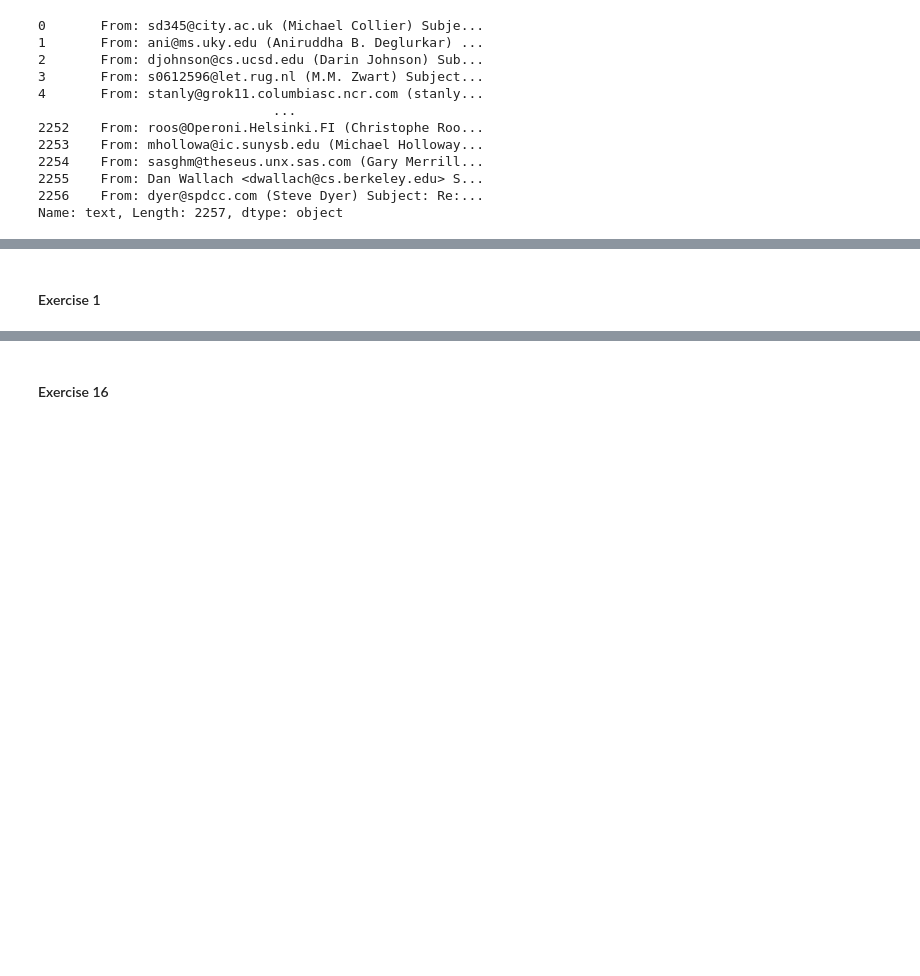
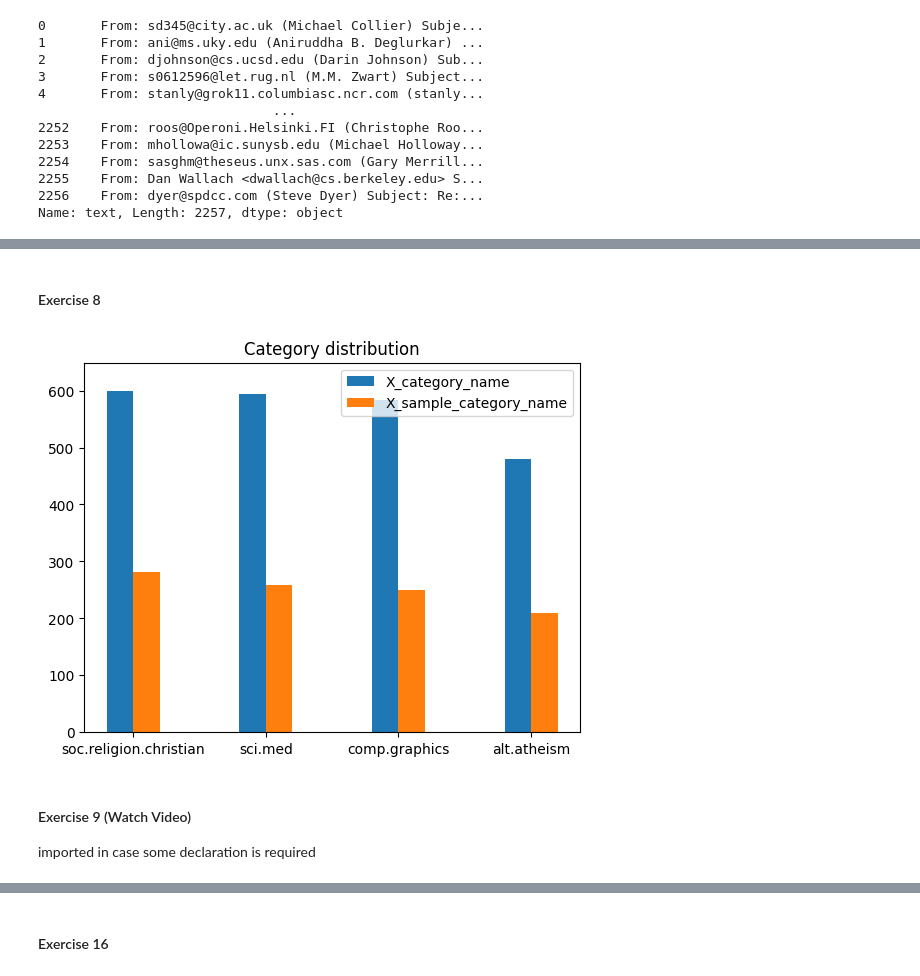
Before and after one commit to Eric0801/DM2024-Lab1-Homework, a Jupyter notebook: DM2024-Lab1-Homework.ipynb, the cells around one changed output, grey strips where cells are left out. Saved outputs shown, nothing was run; the diff lists cells and outputs as text; code cells hidden in the pictures; blank space fills up the shorter version.

```diff
--- a/DM2024-Lab1-Homework.ipynb
+++ b/DM2024-Lab1-Homework.ipynb
@@ -108,2 +158,43 @@ Name: text, Length: 2257, dtype: object
 # %% [markdown]
-#### Exercise 1
+#### Exercise 8
+# %%
+# Answer here
+# Set X values as the upperbound for ylim, since it obtain
+upper_bound = max(X.category_name.value_counts()+50)
+
+yaxis = pd.DataFrame({
+    'X': X.category_name.value_counts(),
+    'X_sample': X_sample.category_name.value_counts()
+})
+# Sort the DateFrames X in Descending order
+yaxis = yaxis.sort_values('X', ascending= False)
+
+# Specify the values of blue bars (height)
+blue_bar = '#0000FF'
+# Specify the values of orange bars (height)
+orange_bar = 'FFA500'
+
+# Width of a bar
+width = 0.2
+# Position of bars on x-axis
+ind = range(len(yaxis.index))
+
+# plot the bats
+plt.bar(ind, yaxis['X'], width, label='X_category_name', color='#1f77b4')
+plt.bar([i + width for i in ind], yaxis['X_sample'], width,label='X_sample_category_name', color='#ff7f0e')
+
+# Plotting
+plt.title('Category distribution')
+plt.xticks([i + width/2 for i in ind], yaxis.index, rotation=0)
+plt.legend()
+
+plt.ylim(0, upper_bound)
+plt.show()
+
+
+plt.style.use('seaborn-v0_8-bright')
+# %% [output]
+[figure, added]
+# %% [markdown]
+#### Exercise 9 (Watch Video)
+imported in case some declaration is required
```
Also changed, not shown: parts of 38 cells of this notebook.
